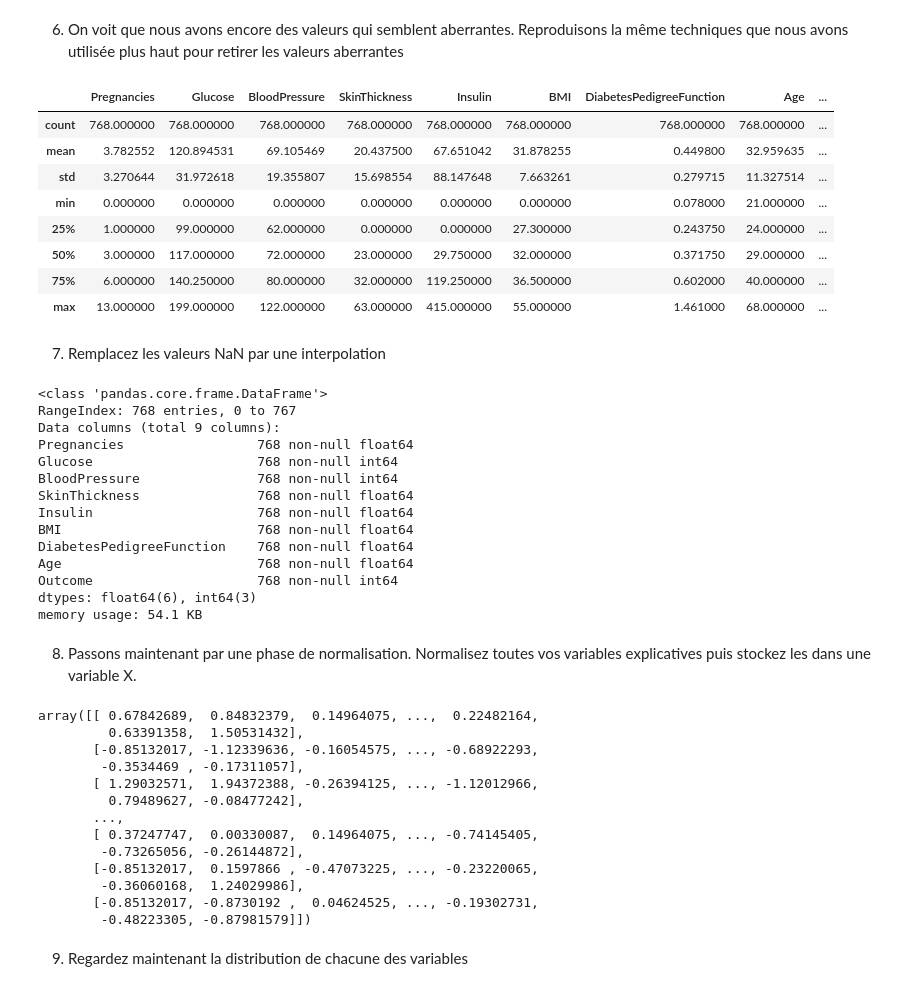
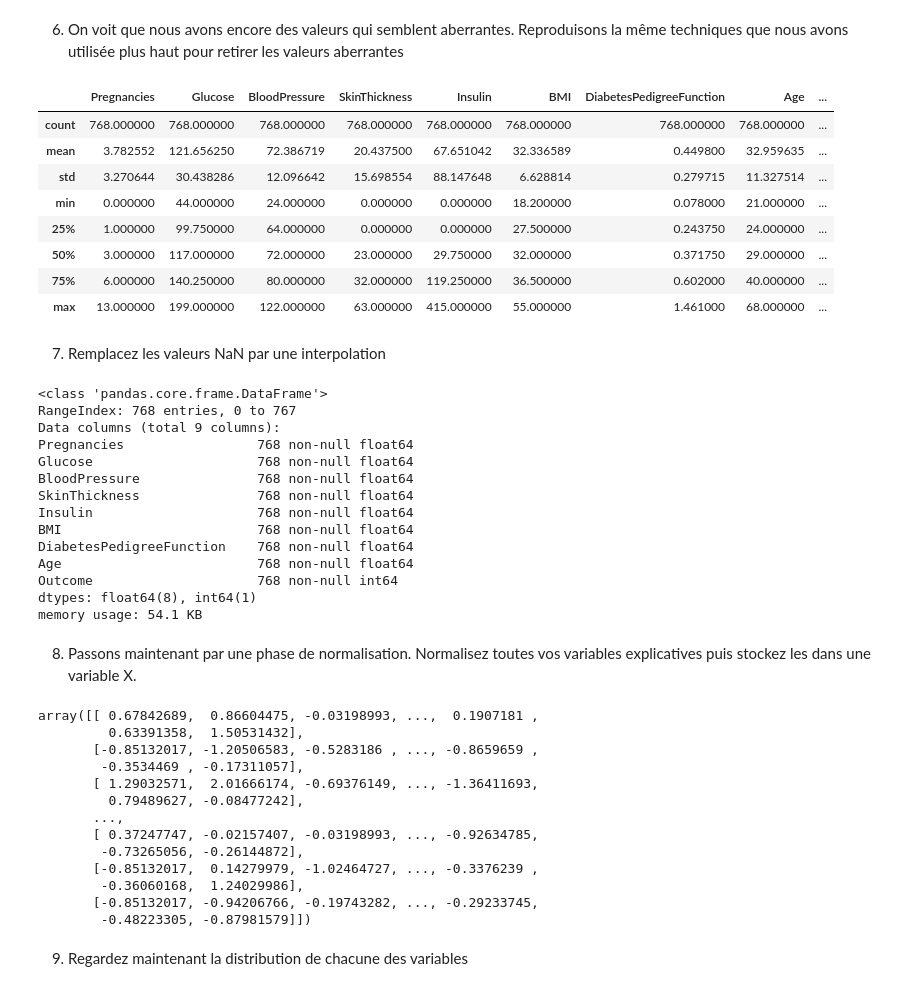
Before and after one commit to tbazzi/Data-Science---Fullstack-Bootcamp, a Jupyter notebook: S4_1_1_Le_diabète_en_Naive_Bayes_Exercice.ipynb, the cells around one changed output. Cells and saved outputs as stored; diff of their text form; code cells hidden in the pictures.

```diff
--- a/S4_1_1_Le_diabète_en_Naive_Bayes_Exercice.ipynb
+++ b/S4_1_1_Le_diabète_en_Naive_Bayes_Exercice.ipynb
@@ -47,8 +47,10 @@ data.describe()
 # %% [markdown]
 3. Il semblerait que nous ayons des valeurs aberrantes. Enlevez toutes les valeurs pour lesquelles l'insuline est à plus de 3 écart-types de la moyenne
 # %%
-cal = data.Insulin.mean()+(data.Insulin.std()*3)
+cal_up = data.Insulin.mean()+(data.Insulin.std()*3)
+cal_down = data.Insulin.mean()-(data.Insulin.std()*3)
 #data = data.query("Insulin < @cal")
-data["Insulin"] = [x if x < cal else data.Insulin.median() for x in data.Insulin]
-data.query("Insulin > @cal")["Insulin"]
+data["Insulin"] = [x if x < cal_up else data.Insulin.median() for x in data.Insulin]
+data["Insulin"] = [x if x > cal_down else data.Insulin.median() for x in data.Insulin]
+#data.query("Insulin > @cal")["Insulin"]
 # %% [output]
@@ -80,18 +98,20 @@ sns.distplot(data["Pregnancies"])
 6. On voit que nous avons encore des valeurs qui semblent aberrantes. Reproduisons la même techniques que nous avons utilisée plus haut pour retirer les valeurs aberrantes
 # %%
 for item in data.columns[:-1]:
-  cal = data[item].mean()+(data[item].std()*3)
+  cal_up = data[item].mean()+(data[item].std()*3)
+  cal_down = data[item].mean()-(data[item].std()*3)
   if item != "Insulin":
     #data = data.query('{}<{}'.format(item, cal))
-    data[item] = [x if x < cal else data[item].median() for x in data[item]]
+    data[item] = [x if x < cal_up else data[item].median() for x in data[item]]
+    data[item] = [x if x > cal_down else data[item].median() for x in data[item]]
 data.describe()
 # %% [output]
 |  | Pregnancies | Glucose | BloodPressure | SkinThickness | Insulin | BMI | DiabetesPedigreeFunction | Age | ... |
 | count | 768.000000 | 768.000000 | 768.000000 | 768.000000 | 768.000000 | 768.000000 | 768.000000 | 768.000000 | ... |
-| mean | 3.782552 | 120.894531 | 69.105469 | 20.437500 | 67.651042 | 31.878255 | 0.449800 | 32.959635 | ... |
-| std | 3.270644 | 31.972618 | 19.355807 | 15.698554 | 88.147648 | 7.663261 | 0.279715 | 11.327514 | ... |
-| min | 0.000000 | 0.000000 | 0.000000 | 0.000000 | 0.000000 | 0.000000 | 0.078000 | 21.000000 | ... |
-| 25% | 1.000000 | 99.000000 | 62.000000 | 0.000000 | 0.000000 | 27.300000 | 0.243750 | 24.000000 | ... |
+| mean | 3.782552 | 121.656250 | 72.386719 | 20.437500 | 67.651042 | 32.336589 | 0.449800 | 32.959635 | ... |
+| std | 3.270644 | 30.438286 | 12.096642 | 15.698554 | 88.147648 | 6.628814 | 0.279715 | 11.327514 | ... |
+| min | 0.000000 | 44.000000 | 24.000000 | 0.000000 | 0.000000 | 18.200000 | 0.078000 | 21.000000 | ... |
+| 25% | 1.000000 | 99.750000 | 64.000000 | 0.000000 | 0.000000 | 27.500000 | 0.243750 | 24.000000 | ... |
 | 50% | 3.000000 | 117.000000 | 72.000000 | 23.000000 | 29.750000 | 32.000000 | 0.371750 | 29.000000 | ... |
 | 75% | 6.000000 | 140.250000 | 80.000000 | 32.000000 | 119.250000 | 36.500000 | 0.602000 | 40.000000 | ... |
 | max | 13.000000 | 199.000000 | 122.000000 | 63.000000 | 415.000000 | 55.000000 | 1.461000 | 68.000000 | ... |
@@ -104,15 +124,15 @@ data.info()
 RangeIndex: 768 entries, 0 to 767
 Data columns (total 9 columns):
 Pregnancies                 768 non-null float64
-Glucose                     768 non-null int64
-BloodPressure               768 non-null int64
+Glucose                     768 non-null float64
+BloodPressure               768 non-null float64
 SkinThickness               768 non-null float64
 Insulin                     768 non-null float64
 BMI                         768 non-null float64
 DiabetesPedigreeFunction    768 non-null float64
 Age                         768 non-null float64
 Outcome                     768 non-null int64
-dtypes: float64(6), int64(3)
+dtypes: float64(8), int64(1)
 memory usage: 54.1 KB
 # %%
 for item in data.columns[:-1]:
@@ -126,18 +146,18 @@ X = data.iloc[:,:-1]
 X = sc_x.fit_transform(X)
 X
 # %% [output]
-array([[ 0.67842689,  0.84832379,  0.14964075, ...,  0.22482164,
+array([[ 0.67842689,  0.86604475, -0.03198993, ...,  0.1907181 ,
          0.63391358,  1.50531432],
-       [-0.85132017, -1.12339636, -0.16054575, ..., -0.68922293,
+       [-0.85132017, -1.20506583, -0.5283186 , ..., -0.8659659 ,
         -0.3534469 , -0.17311057],
-       [ 1.29032571,  1.94372388, -0.26394125, ..., -1.12012966,
+       [ 1.29032571,  2.01666174, -0.69376149, ..., -1.36411693,
          0.79489627, -0.08477242],
        ...,
-       [ 0.37247747,  0.00330087,  0.14964075, ..., -0.74145405,
+       [ 0.37247747, -0.02157407, -0.03198993, ..., -0.92634785,
         -0.73265056, -0.26144872],
-       [-0.85132017,  0.1597866 , -0.47073225, ..., -0.23220065,
+       [-0.85132017,  0.14279979, -1.02464727, ..., -0.3376239 ,
         -0.36060168,  1.24029986],
-       [-0.85132017, -0.8730192 ,  0.04624525, ..., -0.19302731,
+       [-0.85132017, -0.94206766, -0.19743282, ..., -0.29233745,
         -0.48223305, -0.87981579]])
 # %% [markdown]
 9. Regardez maintenant la distribution de chacune des variables
```
Also changed, not shown: parts of 11 cells of this notebook.
